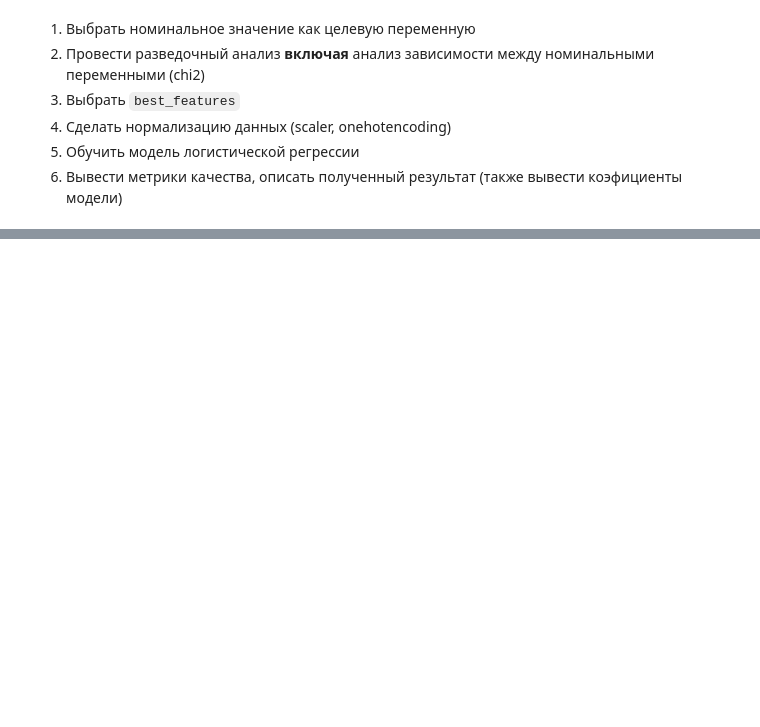
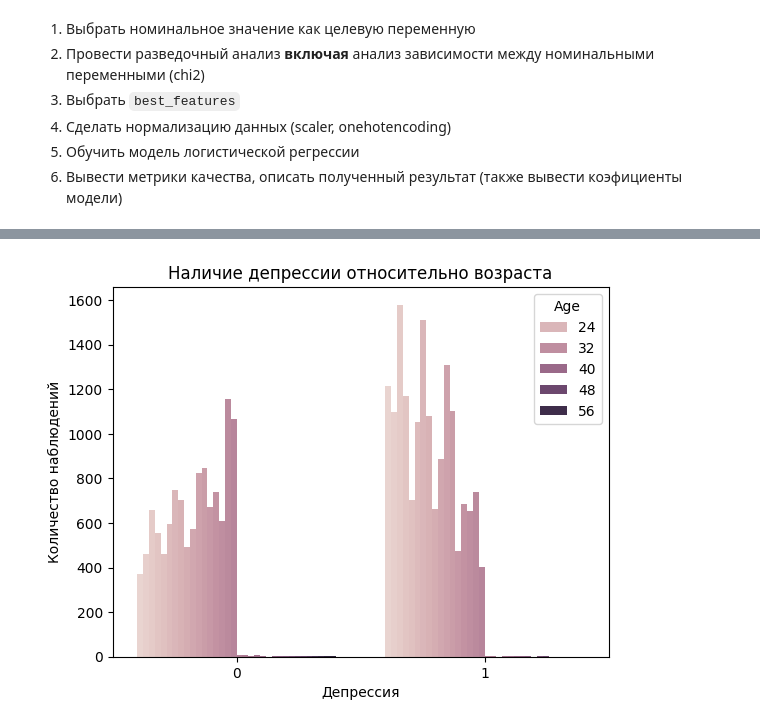
Before and after one commit to YLysov0017/Pproject, a Jupyter notebook: ML_2025/ML_Prac3.ipynb, the cells around one changed output, grey strips where cells are left out. Saved outputs shown, nothing was run; the diff lists cells and outputs as text; code cells hidden in the pictures; blank space fills up the shorter version.

```diff
--- a/ML_2025/ML_Prac3.ipynb
+++ b/ML_2025/ML_Prac3.ipynb
@@ -21,0 +143,10 @@ df = pd.read_csv()
+# %%
+plt.subplot(1, 1, 1)
+sns.countplot(data=df, x='Depression', hue='Age')
+plt.title('Наличие депрессии относительно возраста')
+plt.xlabel('Депрессия')
+plt.ylabel('Количество наблюдений')
+
+plt.show()
+# %% [output]
+[figure, added]
```
Also changed, not shown: parts of 46 cells of this notebook, 1 other file.
